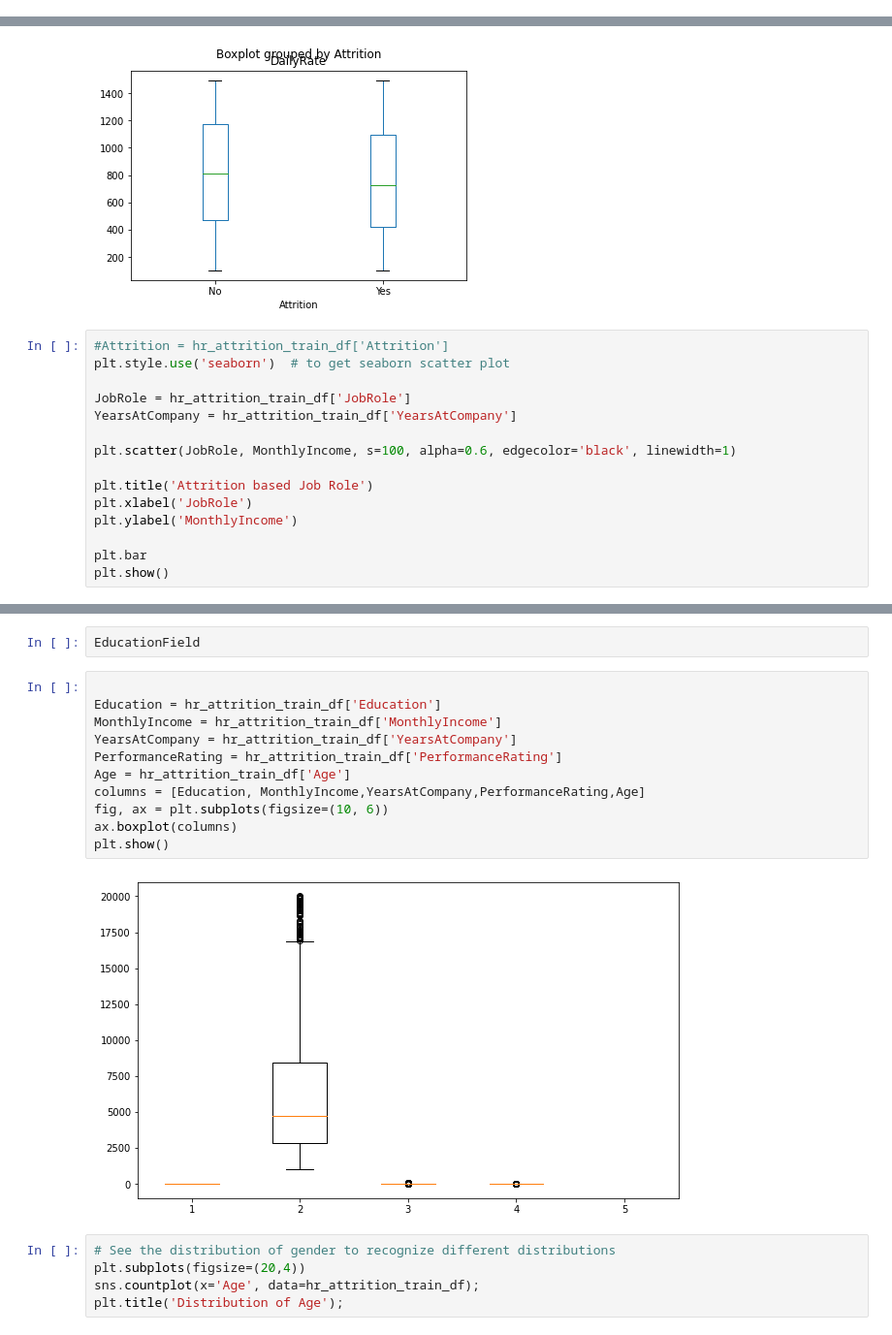
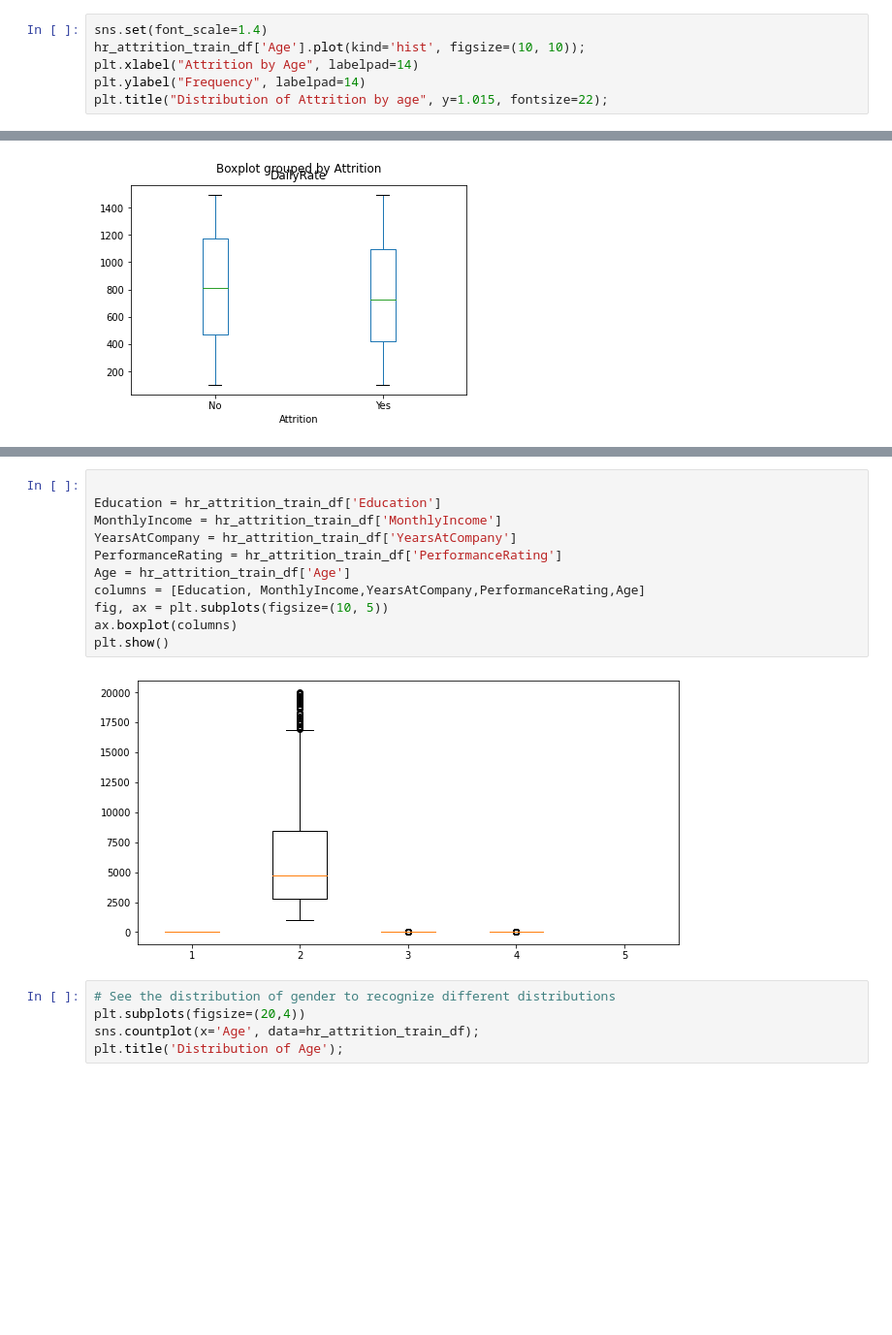
Before and after one commit to lakesidetech/machine_learning, a Jupyter notebook: Copy_of_Employee_attrition_prediction.ipynb, the cells around one changed output, grey strips where cells are left out. Shown at 97% size. Saved outputs shown, nothing was run; the diff lists cells and outputs as text; blank space fills up the shorter version.

```diff
--- a/Copy_of_Employee_attrition_prediction.ipynb
+++ b/Copy_of_Employee_attrition_prediction.ipynb
@@ -102,0 +265,6 @@ hr_attrition_train_df.shape
+# %%
+sns.set(font_scale=1.4)
+hr_attrition_train_df['Age'].plot(kind='hist', figsize=(10, 10));
+plt.xlabel("Attrition by Age", labelpad=14)
+plt.ylabel("Frequency", labelpad=14)
+plt.title("Distribution of Attrition by age", y=1.015, fontsize=22);
@@ -105,18 +388,3 @@ hr_attrition_train_df.boxplot(by ='Attrition', column =['DailyRate'], grid = Fal
 # %% [output]
 <matplotlib.axes._subplots.AxesSubplot at 0x...>
 [figure]
-# %%
-#Attrition = hr_attrition_train_df['Attrition']
-plt.style.use('seaborn')  # to get seaborn scatter plot
-
-JobRole = hr_attrition_train_df['JobRole']
-YearsAtCompany = hr_attrition_train_df['YearsAtCompany']
-
-plt.scatter(JobRole, MonthlyIncome, s=100, alpha=0.6, edgecolor='black', linewidth=1)
-
-plt.title('Attrition based Job Role')
-plt.xlabel('JobRole')
-plt.ylabel('MonthlyIncome')
-
-plt.bar
-plt.show()
@@ -125,18 +391,16 @@ plt.show()
-# %%
-EducationField
 # %%
 
 Education = hr_attrition_train_df['Education']
 MonthlyIncome = hr_attrition_train_df['MonthlyIncome']
 YearsAtCompany = hr_attrition_train_df['YearsAtCompany']
 PerformanceRating = hr_attrition_train_df['PerformanceRating']
 Age = hr_attrition_train_df['Age']
 columns = [Education, MonthlyIncome,YearsAtCompany,PerformanceRating,Age]
-fig, ax = plt.subplots(figsize=(10, 6))
+fig, ax = plt.subplots(figsize=(10, 5))
 ax.boxplot(columns)
 plt.show()
 # %% [output]
-[figure, old version]
+[figure, new version]
 # %%
 # See the distribution of gender to recognize different distributions
 plt.subplots(figsize=(20,4))
```
Also changed, not shown: parts of 58 cells of this notebook.
